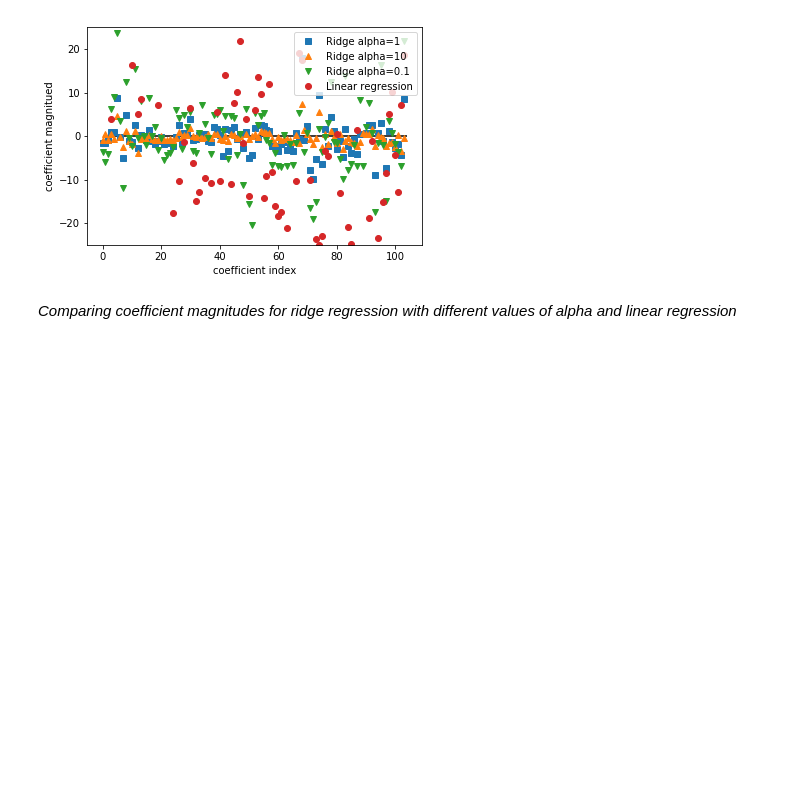
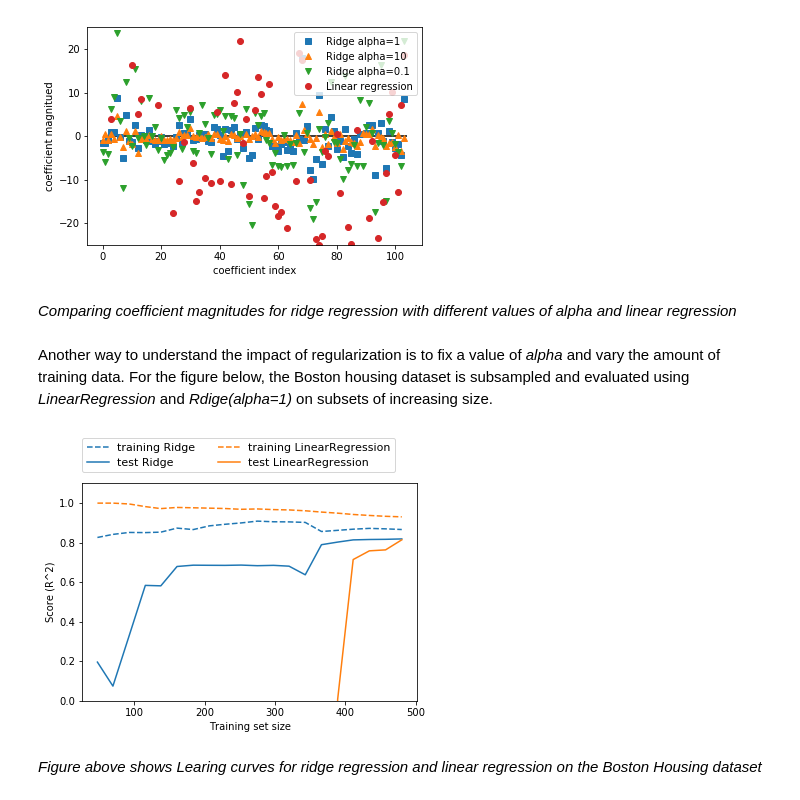
Before and after one commit to abudata/Machine_Learning, a Jupyter notebook: Supervised_Learning_Linear_Model.ipynb, the cells around one changed output. Saved outputs shown, nothing was run; the diff lists cells and outputs as text; code cells hidden in the pictures; blank space fills up the shorter version.

Commit message:
Ridge linear regression done

```diff
--- a/Supervised_Learning_Linear_Model.ipynb
+++ b/Supervised_Learning_Linear_Model.ipynb
@@ -115,3 +115,11 @@ plt.legend(loc=1)
 [figure]
 # %% [markdown]
 *Comparing coefficient magnitudes for ridge regression with different values of alpha and linear regression*
+# %% [markdown]
+Another way to understand the impact of regularization is to fix a value of *alpha* and vary the amount of training data. For the figure below, the Boston housing dataset is subsampled and evaluated using *LinearRegression* and *Rdige(alpha=1)* on subsets of increasing size.
+# %%
+mglearn.plots.plot_ridge_n_samples()
+# %% [output]
+[figure, added]
+# %% [markdown]
+*Figure above shows Learing curves for ridge regression and linear regression on the Boston Housing dataset*
```
Also changed, not shown: parts of 3 cells of this notebook.
